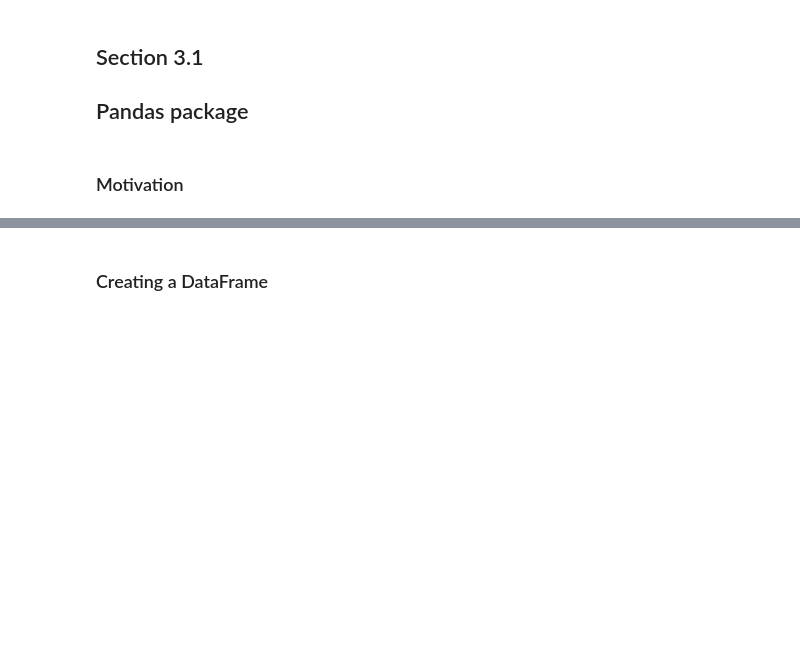
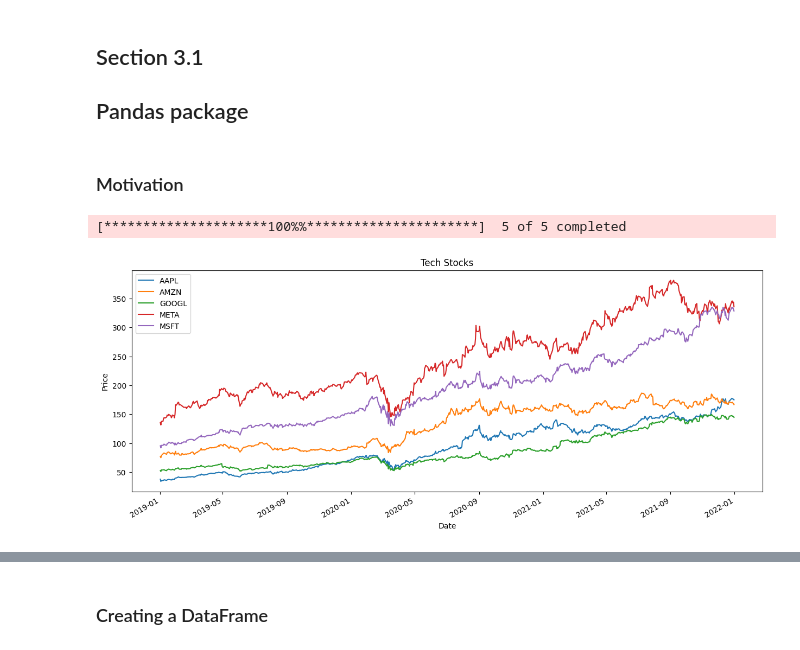
Before and after one commit to vnikoofard/Econofisica, a Jupyter notebook: 1-Programação e Analise de Dados/pyecon_ch3.ipynb, the cells around one changed output, grey strips where cells are left out. Cells and saved outputs as stored; diff of their text form; code cells hidden in the pictures; blank space fills up the shorter version.

```diff
--- a/1-Programação e Analise de Dados/pyecon_ch3.ipynb
+++ b/1-Programação e Analise de Dados/pyecon_ch3.ipynb
@@ -30,0 +22,18 @@ fig.savefig("out/dji.pdf", format="pdf")
+# %%
+# Download data
+tickers = ["AAPL", "MSFT", "GOOGL", "AMZN", "META"]
+data = yf.download(tickers, start="2019-01-01", end="2022-01-01")
+close = data["Adj Close"]
+
+# Plot the data
+close.plot(figsize=(15, 6))
+plt.xlabel("Date")
+plt.ylabel("Price")
+plt.title("Tech Stocks")
+plt.legend()
+
+# Save the figure
+plt.savefig("out/tech_stocks.pdf", format="pdf")
+# %% [output]
+[*********************100%%**********************]  5 of 5 completed
+[figure, added]
```
Also changed, not shown: parts of 52 cells of this notebook, 1 other file.
